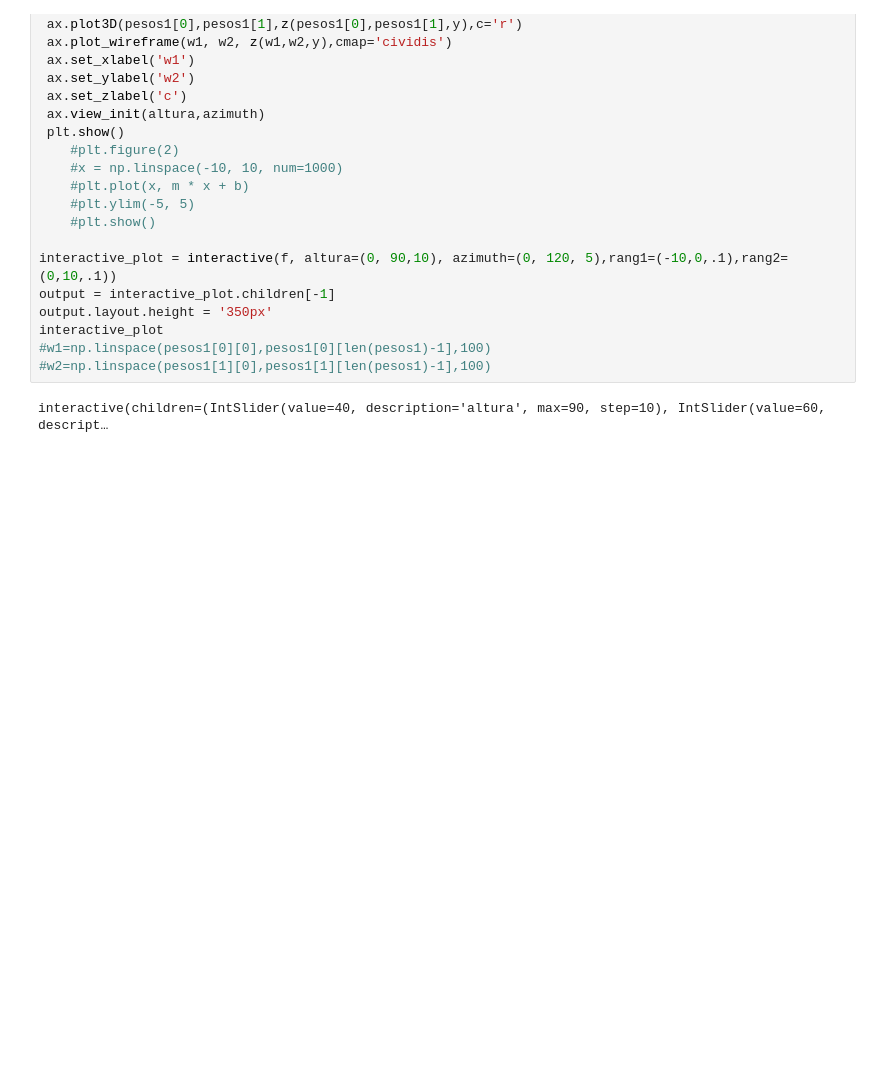
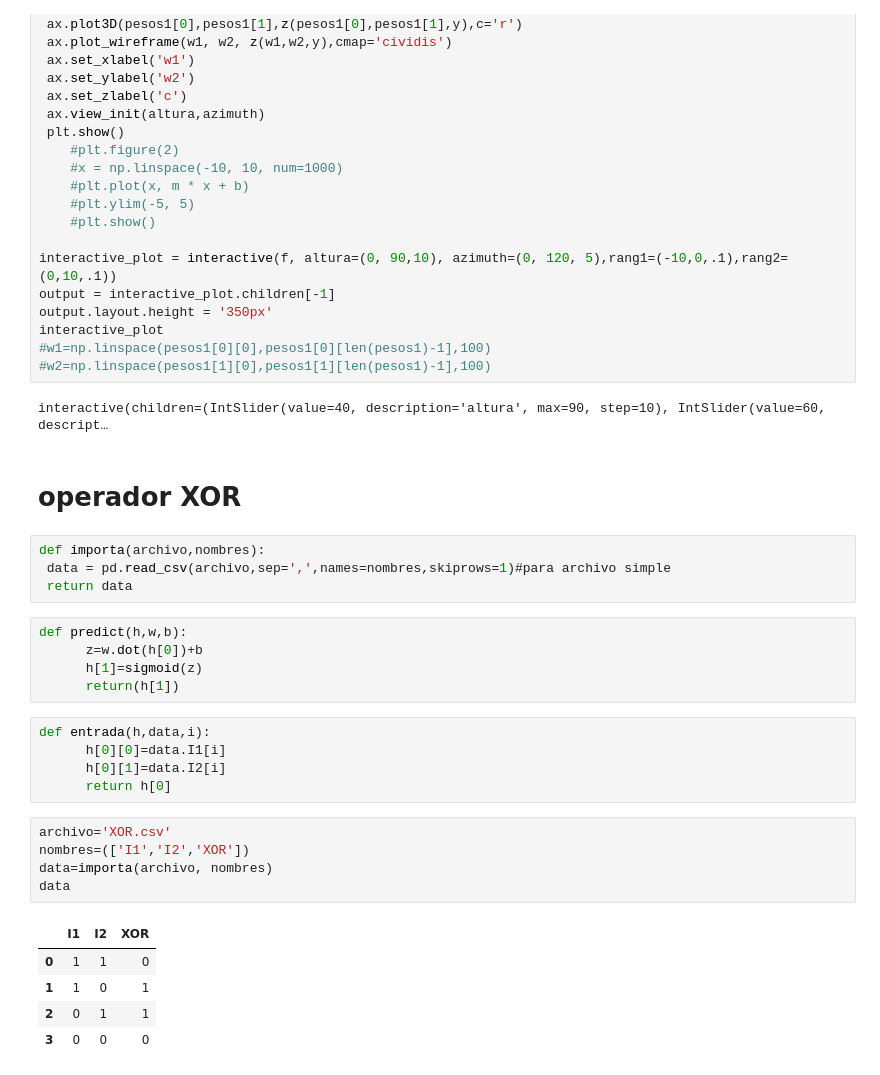
Before and after one commit to alejgdr/simple_perceptron, a Jupyter notebook: Simple_perceptron.ipynb, the cells around one changed output. Saved outputs shown, nothing was run; the diff lists cells and outputs as text; blank space fills up the shorter version.

```diff
--- a/Simple_perceptron.ipynb
+++ b/Simple_perceptron.ipynb
@@ -333,3 +344,30 @@ interactive_plot
 #w2=np.linspace(pesos1[1][0],pesos1[1][len(pesos1)-1],100)
 # %% [output]
 interactive(children=(IntSlider(value=40, description='altura', max=90, step=10), IntSlider(value=60, descript…
+# %% [markdown]
+# operador  XOR
+# %%
+def importa(archivo,nombres):
+ data = pd.read_csv(archivo,sep=',',names=nombres,skiprows=1)#para archivo simple
+ return data
+# %%
+def predict(h,w,b):
+      z=w.dot(h[0])+b
+      h[1]=sigmoid(z)
+      return(h[1])
+# %%
+def entrada(h,data,i):
+      h[0][0]=data.I1[i]
+      h[0][1]=data.I2[i]
+      return h[0]
+# %%
+archivo='XOR.csv'
+nombres=(['I1','I2','XOR'])
+data=importa(archivo, nombres)
+data
+# %% [output]
+|  | I1 | I2 | XOR |
+| 0 | 1 | 1 | 0 |
+| 1 | 1 | 0 | 1 |
+| 2 | 0 | 1 | 1 |
+| 3 | 0 | 0 | 0 |
```
Also changed, not shown: parts of 25 cells of this notebook.
